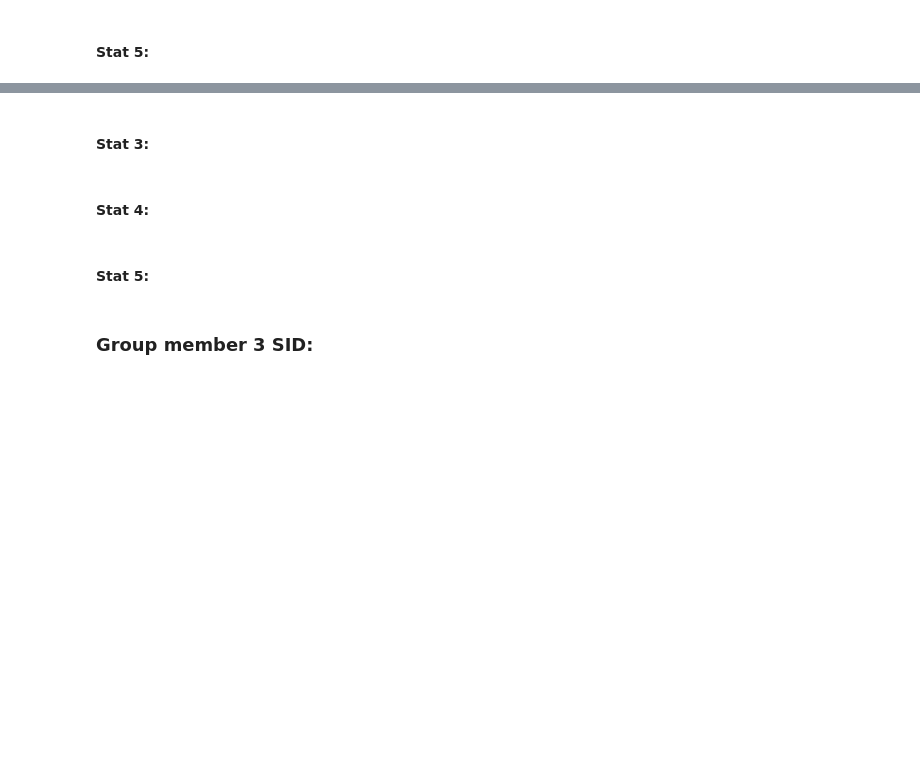
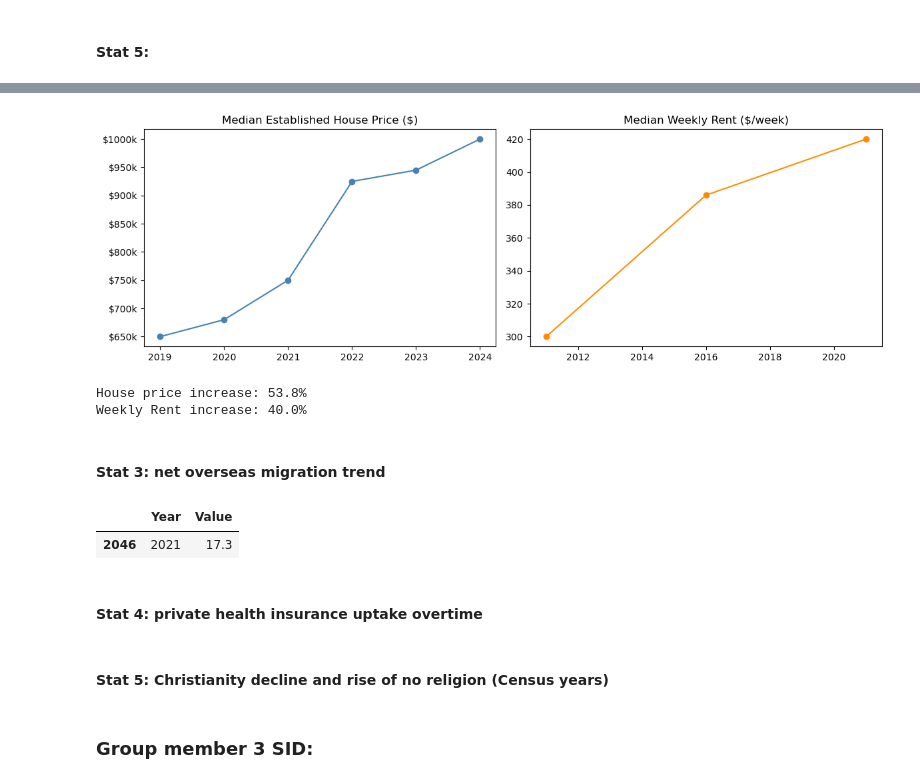
Before and after one commit to Rven66/DATA2001-Assignment_1, a Jupyter notebook: DATA2001-Assignment_1.ipynb, the cells around one changed output, grey strips where cells are left out. Saved outputs shown, nothing was run; the diff lists cells and outputs as text; code cells hidden in the pictures; blank space fills up the shorter version.

```diff
--- a/DATA2001-Assignment_1.ipynb
+++ b/DATA2001-Assignment_1.ipynb
@@ -220,9 +245,39 @@ print(region_long_clean[region_long_clean["Measure Code"] == "CENSUS_34"])
+# %%
+house = region_long_clean[region_long_clean['Measure Code'] == 'HOUSES_3'].copy()
+rent2 = region_long_clean[region_long_clean['Measure Code'] == 'RENT_4'].copy()
+for d in [house, rent2]:
+    d['Year'] = pd.to_numeric(d['Year'], errors='coerce')
+house = house.sort_values('Year')
+rent2 = rent2.sort_values('Year')
+
+fig, axes = plt.subplots(1, 2, figsize=(12,4))
+axes[0].plot(house['Year'], house['Value'], marker='o', color='steelblue')
+axes[0].set_title('Median Established House Price ($)')
+axes[0].yaxis.set_major_formatter(mticker.FuncFormatter(lambda x,_: f'${x/1e3:.0f}k'))
+axes[1].plot(rent2['Year'], rent2['Value'], marker='o', color='darkorange')
+axes[1].set_title('Median Weekly Rent ($/week)')
+plt.tight_layout()
+plt.show()
+
+h_chg = ((house['Value'].iloc[-1] - house['Value'].iloc[0]) / house['Value'].iloc[0]) * 100
+print(f'House price increase: {h_chg:.1f}%')
+r_chg = ((rent2['Value'].iloc[-1] - rent2['Value'].iloc[0]) / rent2['Value'].iloc[0]) * 100
+print(f'Weekly Rent increase: {r_chg:.1f}%')
+# %% [output]
+[figure, added]
+House price increase: 53.8%
+Weekly Rent increase: 40.0%
 # %% [markdown]
-#### Stat 3:
+#### Stat 3: net overseas migration trend
+# %%
+region_long_clean[region_long_clean['Measure Code'] == 'STRESS_15'][['Year', 'Value']]
+# %% [output]
+|  | Year | Value |
+| 2046 | 2021 | 17.3 |
 # %% [markdown]
-#### Stat 4:
+#### Stat 4: private health insurance uptake overtime
 # %% [markdown]
-#### Stat 5:
+#### Stat 5: Christianity decline and rise of no religion (Census years)
 # %% [markdown]
 ### Group member 3 SID:
 # %% [markdown]
```
Also changed, not shown: parts of 6 cells of this notebook.
